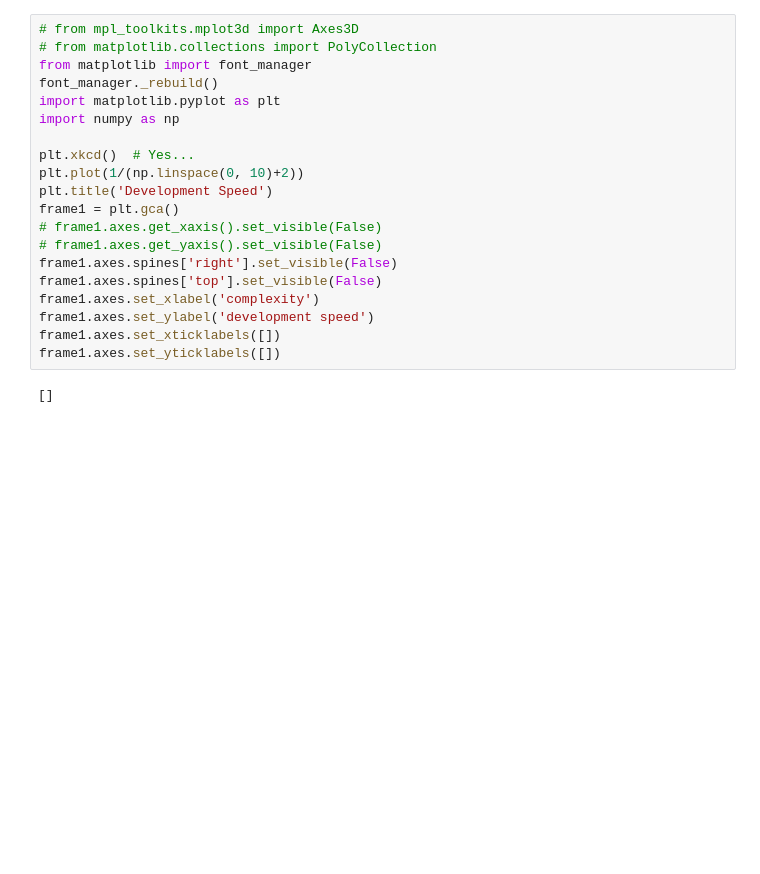
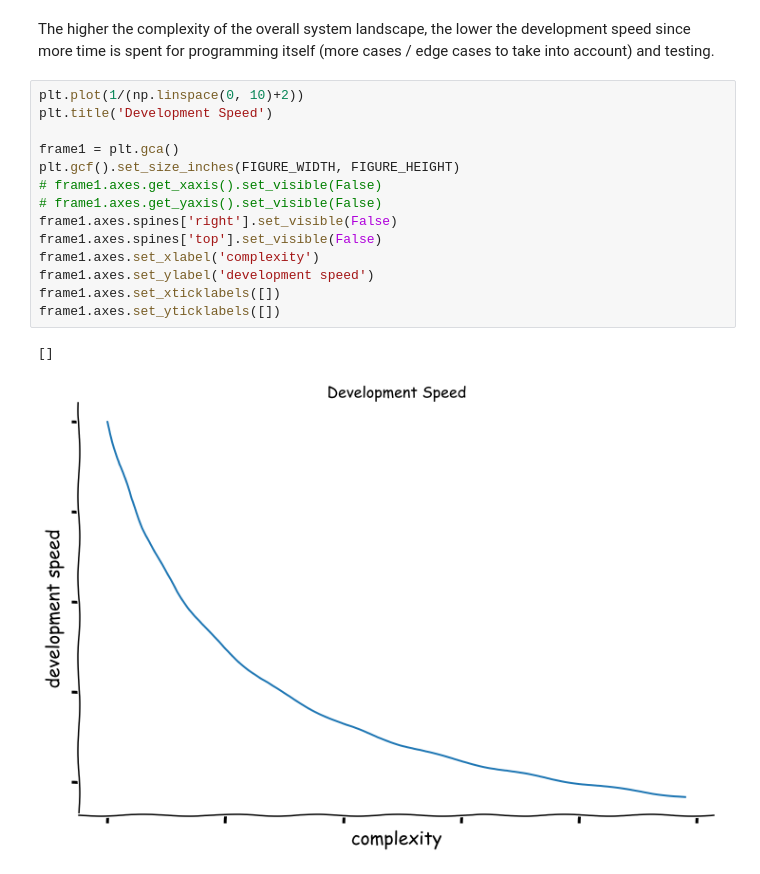
Before and after one commit to boecklic/notebooks, a Jupyter notebook: arch/graphics_dev_speed.ipynb, the cells around one changed output. Cells and saved outputs as stored; diff of their text form; blank space fills up the shorter version.

```diff
--- a/arch/graphics_dev_speed.ipynb
+++ b/arch/graphics_dev_speed.ipynb
@@ -1,22 +42,19 @@
+# %% [markdown]
+The higher the complexity of the overall system landscape, the lower the development speed since more time is spent for programming itself (more cases / edge cases to take into account) and testing.
 # %%
-# from mpl_toolkits.mplot3d import Axes3D
-# from matplotlib.collections import PolyCollection
-from matplotlib import font_manager
-font_manager._rebuild()
-import matplotlib.pyplot as plt
-import numpy as np
-
-plt.xkcd()  # Yes...
 plt.plot(1/(np.linspace(0, 10)+2))
 plt.title('Development Speed')
+
 frame1 = plt.gca()
+plt.gcf().set_size_inches(FIGURE_WIDTH, FIGURE_HEIGHT)
 # frame1.axes.get_xaxis().set_visible(False)
 # frame1.axes.get_yaxis().set_visible(False)
 frame1.axes.spines['right'].set_visible(False)
 frame1.axes.spines['top'].set_visible(False)
 frame1.axes.set_xlabel('complexity')
 frame1.axes.set_ylabel('development speed')
 frame1.axes.set_xticklabels([])
 frame1.axes.set_yticklabels([])
 # %% [output]
 []
+[figure, added]
```
Also changed, not shown: parts of 6 cells of this notebook, 3 other files.
